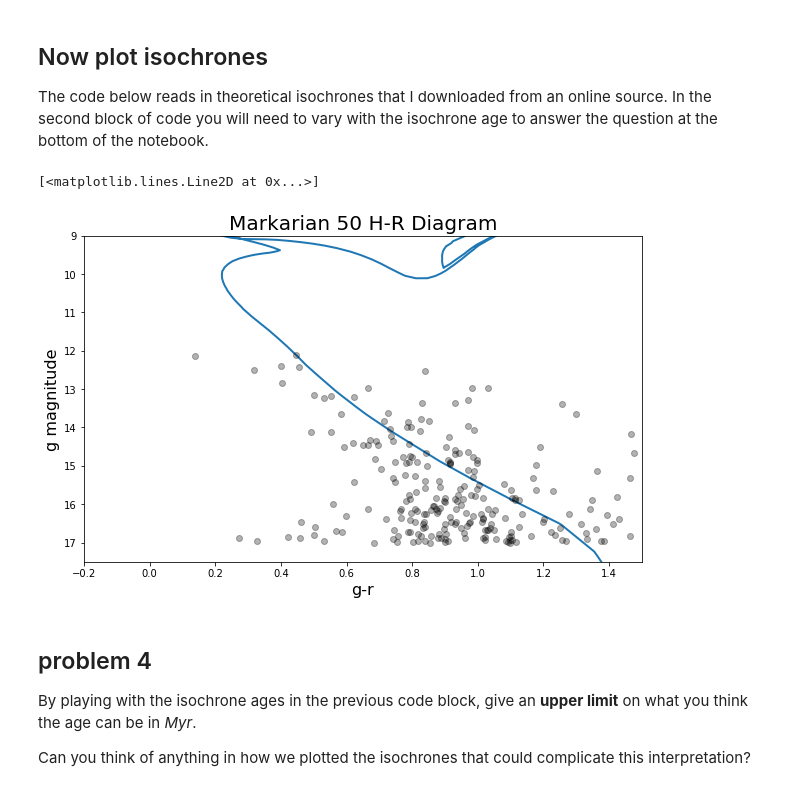
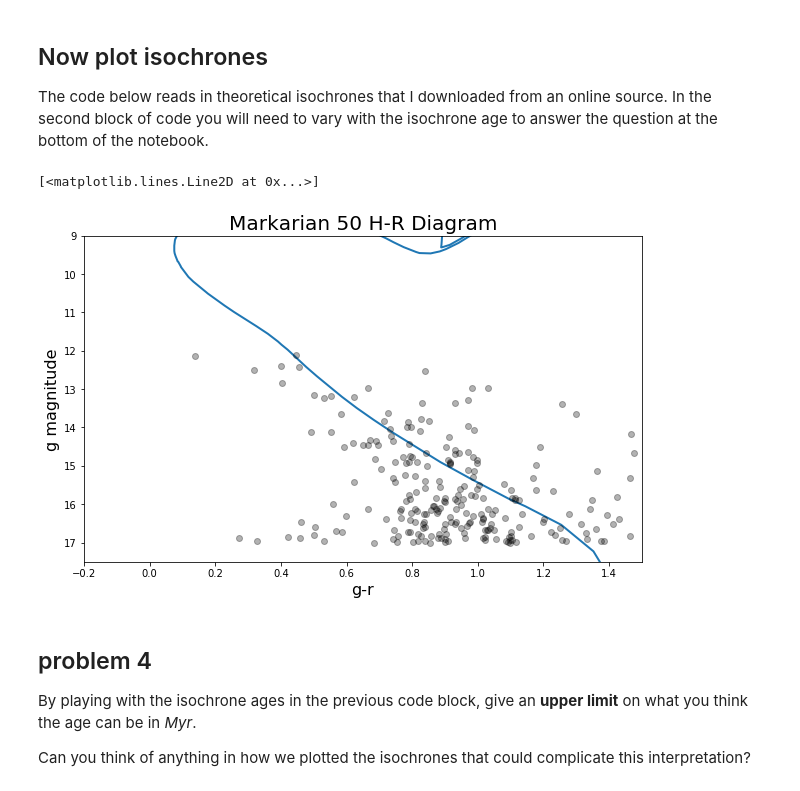
Before and after one commit to rachelcionitti/ObservingProject_Student, a Jupyter notebook: reduction_part4_student (1).ipynb, the cells around one changed output. Drawn from its saved outputs; the diff is of its cells as text; code cells hidden in the pictures.

```diff
--- a/reduction_part4_student (1).ipynb
+++ b/reduction_part4_student (1).ipynb
@@ -391,35 +391,35 @@ nonsatflag = gmatch>12
 plt.plot(gmatch[nonsatflag]-rmatch[nonsatflag],gmatch[nonsatflag],'ko',alpha=.3,markersize=6)
 
 plt.xlabel('g-r',fontsize=16)
 plt.ylabel('g magnitude',fontsize=16)
 plt.axis([-.2,1.5,9,17.5])
 plt.gca().invert_yaxis()
 plt.title('Markarian 50 H-R Diagram',fontsize=20)
 
 # plot isochrone with a log(age/yr) starting at 7.0 going to 9.8 in units of logage(0.2)
 #****************
 #play with these ages until you find the oldest age that fits the data
-target_age = 9
+target_age = 8.8
 
 #this finds which isochrone from the data best matches the target age.
 agedist = abs(logage - target_age)
 ageflag = (agedist<0.01)
 
 #this part uses a published distance to the cluster and the AV from from the WebDA
 #data base to dim and redden the isochrones
 d = 3460.0 #pc
 DM = 5 + np.log10(d/10.0)     #the distance modulus
 
 #the extinction in mag from the Webda database
 AV = 0.81
 
 #these numbers are specific to the filters and give the ratio of A(lambda)/AV
 Ag_AV = 1.18
 Ar_AV = 0.86
 plt.plot(isog[ageflag] + Ag_AV*AV - ( isor[ageflag] + Ar_AV*AV),isog[ageflag]+Ag_AV*AV+DM,lw=2,zorder=1)
 # %% [output]
 [<matplotlib.lines.Line2D at 0x...>]
-[figure, old version]
+[figure, new version]
 # %% [markdown]
 ## problem 4
 By playing with the isochrone ages in the previous code block, give an **upper limit** on what you think the age can be in *Myr*.
```
Also changed, not shown: parts of 1 cell of this notebook.
